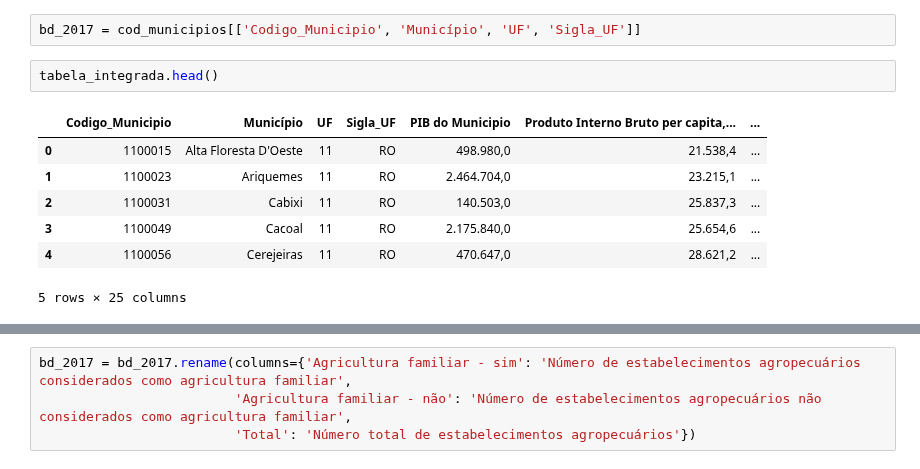
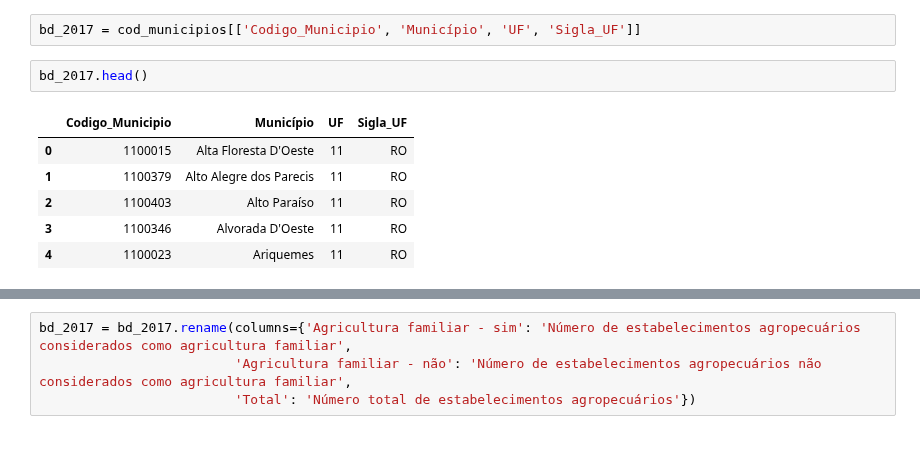
Before and after one commit to AHChaves/IC-InSAN, a Jupyter notebook: integracao.ipynb, the cells around one changed output, grey strips where cells are left out. Saved outputs shown, nothing was run; the diff lists cells and outputs as text.

```diff
--- a/integracao.ipynb
+++ b/integracao.ipynb
@@ -403,15 +404,14 @@ pib_Munic_BD_2017['Produto Interno Bruto per capita, a preços correntes(R$ 1,00
 # %%
 bd_2017 = cod_municipios[['Codigo_Municipio', 'Município', 'UF', 'Sigla_UF']]
 # %%
-tabela_integrada.head()
+bd_2017.head()
 # %% [output]
-|  | Codigo_Municipio | Município | UF | Sigla_UF | PIB do Municipio | Produto Interno Bruto per capita,... | ... |
-| 0 | 1100015 | Alta Floresta D'Oeste | 11 | RO | 498.980,0 | 21.538,4 | ... |
-| 1 | 1100023 | Ariquemes | 11 | RO | 2.464.704,0 | 23.215,1 | ... |
-| 2 | 1100031 | Cabixi | 11 | RO | 140.503,0 | 25.837,3 | ... |
-| 3 | 1100049 | Cacoal | 11 | RO | 2.175.840,0 | 25.654,6 | ... |
-| 4 | 1100056 | Cerejeiras | 11 | RO | 470.647,0 | 28.621,2 | ... |
+|  | Codigo_Municipio | Município | UF | Sigla_UF |
+| 0 | 1100015 | Alta Floresta D'Oeste | 11 | RO |
+| 1 | 1100379 | Alto Alegre dos Parecis | 11 | RO |
+| 2 | 1100403 | Alto Paraíso | 11 | RO |
+| 3 | 1100346 | Alvorada D'Oeste | 11 | RO |
+| 4 | 1100023 | Ariquemes | 11 | RO |
-5 rows × 25 columns
 # %%
 bd_2017.info()
 # %% [output]
```
Also changed, not shown: parts of 40 cells of this notebook.
